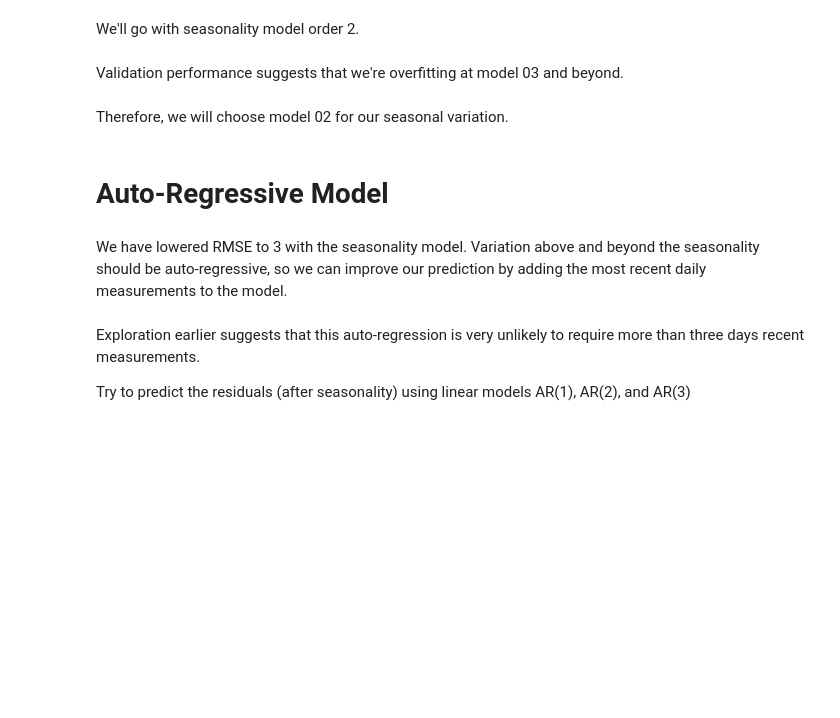
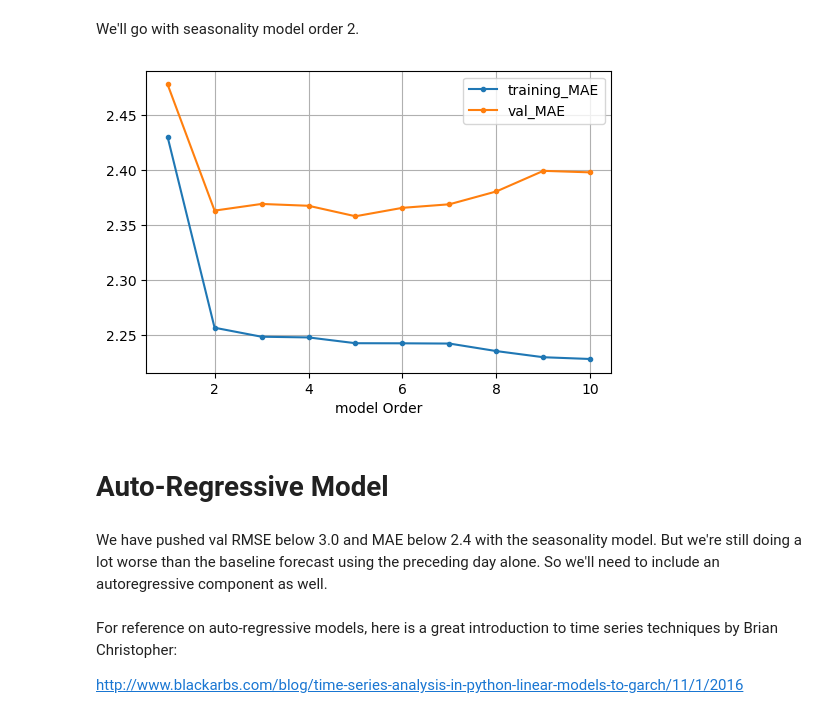
Before and after one commit to rkraig/DLA, a Jupyter notebook: 202008_codingChallenges/20200904_madrid/madridWeather.ipynb, the cells around one changed output. Cells and saved outputs as stored; diff of their text form; code cells hidden in the pictures; blank space fills up the shorter version.

Commit message:
madridWeather: updated AR models, Evaluation

```diff
--- a/202008_codingChallenges/20200904_madrid/madridWeather.ipynb
+++ b/202008_codingChallenges/20200904_madrid/madridWeather.ipynb
@@ -720,6 +709,8 @@ maxFreq=10
 for freq in range(1,1+maxFreq):
     train_df_hasFullYear['sin_%02d'%freq] = np.sin(2*np.pi*train_df_hasFullYear.DOY*freq)
     train_df_hasFullYear['cos_%02d'%freq] = np.cos(2*np.pi*train_df_hasFullYear.DOY*freq)
+    df1a['sin_%02d'%freq] = np.sin(2*np.pi*df1a.DOY*freq)
+    df1a['cos_%02d'%freq] = np.cos(2*np.pi*df1a.DOY*freq)
     val_df['sin_%02d'%freq] = np.sin(2*np.pi*val_df.DOY*freq)
     val_df['cos_%02d'%freq] = np.cos(2*np.pi*val_df.DOY*freq)
     test_df['sin_%02d'%freq] = np.sin(2*np.pi*test_df.DOY*freq)
@@ -811,7 +803,7 @@ Let's make a table of the coefficients from fit:
 # %%
 seasonal_coefs = pd.DataFrame(index=['seasModel_%02d'%modelOrder for modelOrder in range(1,maxFreq)],
                                  columns = [el for f in range(1,11) for el in ('sin_%02d'%f,'cos_%02d'%f)])
-for modelOrder in range(1,maxFreq):
+for modelOrder in range(1,1+maxFreq):
     dex = 'seasModel_%02d'%modelOrder
     for f in range(1,1+modelOrder):
         seasonal_coefs.at[dex,'sin_%02d'%f] = seasModelResults[modelOrder].params['sin_%02d'%f]
@@ -875,6 +867,7 @@ Validation RMSE: model order 10: 2.9730
 # %% [markdown]
 Training loss keeps decreasing as more terms are added, but validation loss climbs at high model orders. Minimum val loss occurs at order 5, but this is just barely lower than the next-lowest loss at order 2.
 # %%
-losses = pd.DataFrame({'training_loss':[seasModelResiduals_train[MO].std() for MO in rangeMO] \
+rangeMO = range(1,1+maxFreq)
+seasonalMetrics_loss = pd.DataFrame({'training_loss':[seasModelResiduals_train[MO].std() for MO in rangeMO] \
               ,'val_loss':[seasModelResiduals_val[MO].std() for MO in rangeMO]},index=rangeMO)
 # %%
@@ -943,12 +879,15 @@ pd.Series([valResiduals[f].std() for f in allfreqs],index=allfreqs)
-# %% [markdown]
-Validation performance suggests that we're overfitting at model 03 and beyond.
-# %% [markdown]
-Therefore, we will choose model 02 for our seasonal variation.
+# %%
+seasonalMetrics_MAE = pd.DataFrame({'training_MAE':[seasModelResiduals_train[MO].abs().mean() for MO in rangeMO] \
+              ,'val_MAE':[seasModelResiduals_val[MO].abs().mean() for MO in rangeMO]},index=rangeMO)
+# %%
+plot_series(seasonalMetrics_MAE,['training_MAE','val_MAE'],'.-',figsize=(6,4),xlabel='model Order')
+# %% [output]
+[figure, added]
 # %% [markdown]
 # Auto-Regressive Model
-# %% [markdown]
-We have lowered RMSE to 3 with the seasonality model. Variation above and beyond the seasonality should be auto-regressive, so we can improve our prediction by adding the most recent daily measurements to the model.
-# %% [markdown]
-Exploration earlier suggests that this auto-regression is very unlikely to require more than three days recent measurements.
-
-Try to predict the residuals (after seasonality) using linear models AR(1), AR(2), and AR(3)
+# %% [markdown]
+We have pushed val RMSE below 3.0 and MAE below 2.4 with the seasonality model. But we're still doing a lot worse than the baseline forecast using the preceding day alone. So we'll need to include an autoregressive component as well.
+# %% [markdown]
+For reference on auto-regressive models, here is a great introduction to time series techniques by Brian Christopher:
+
+http://www.blackarbs.com/blog/time-series-analysis-in-python-linear-models-to-garch/11/1/2016
```
Also changed, not shown: parts of 108 cells of this notebook.
